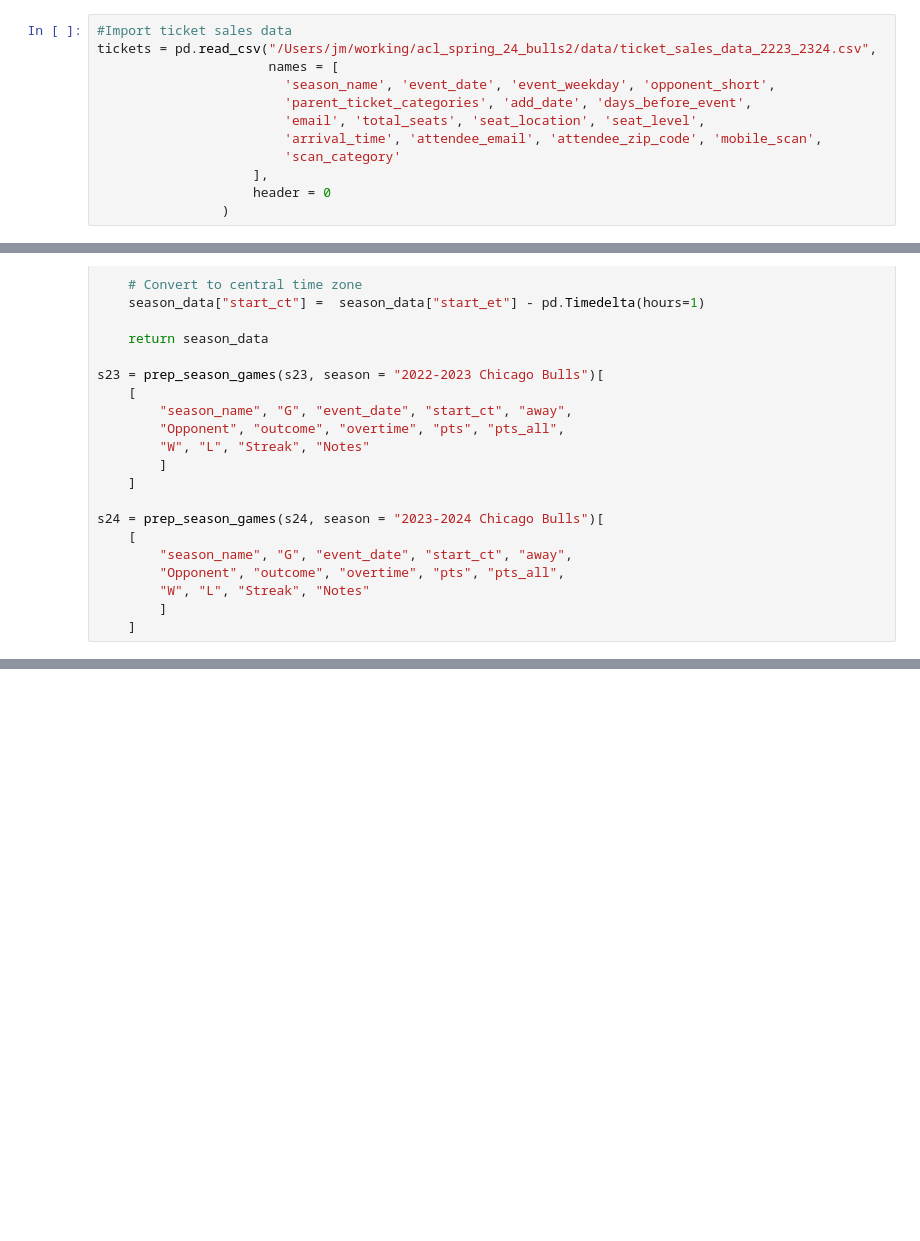
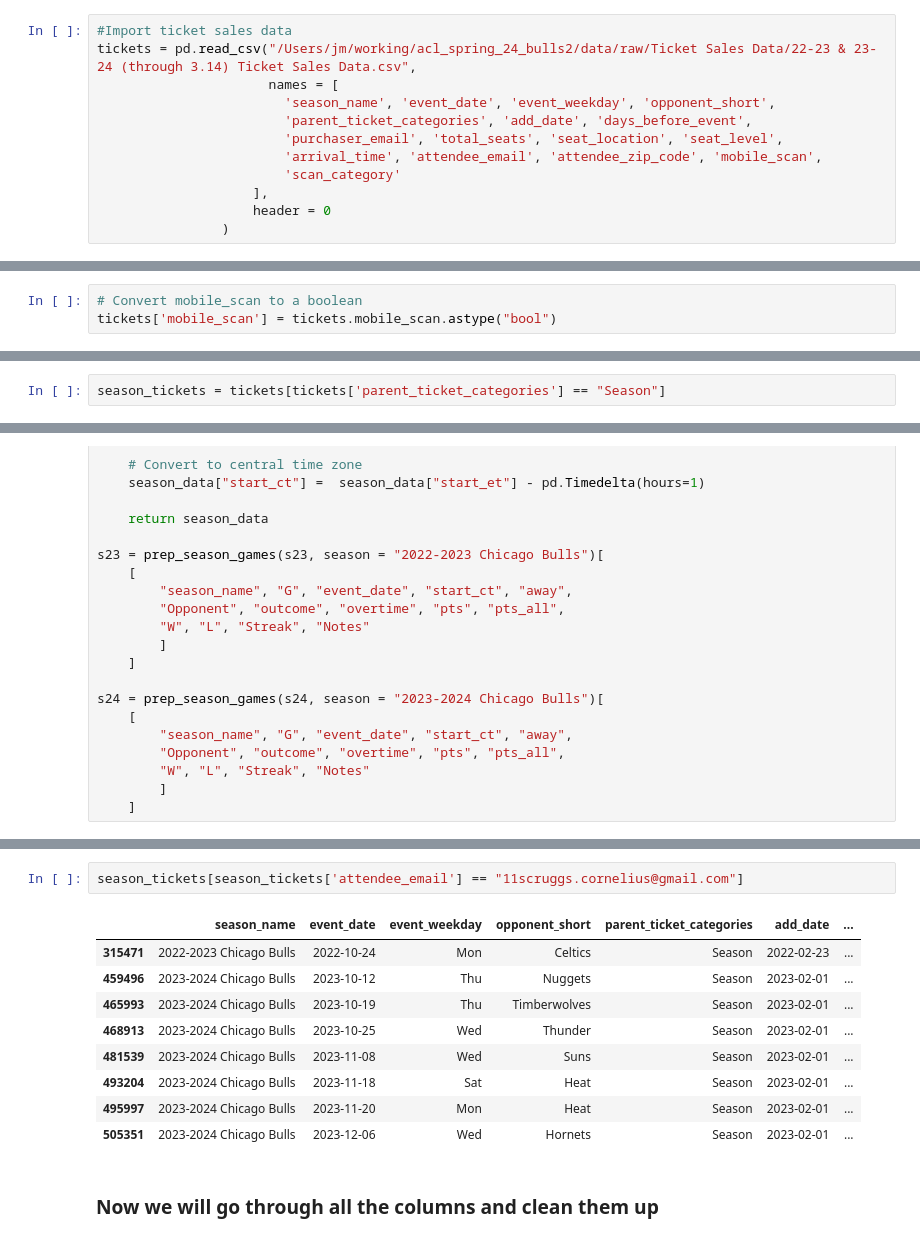
Before and after one commit to mathewj1/acl_spring_24_bulls2, a Jupyter notebook: notebooks/data_cleaning.ipynb, the cells around one changed output, grey strips where cells are left out. Cells and saved outputs as stored; diff of their text form; blank space fills up the shorter version.

```diff
--- a/notebooks/data_cleaning.ipynb
+++ b/notebooks/data_cleaning.ipynb
@@ -4,11 +33,11 @@ import pandas as pd
 ## Ticket Sales Data Cleaning
 # %%
 #Import ticket sales data
-tickets = pd.read_csv("/Users/jm/working/acl_spring_24_bulls2/data/ticket_sales_data_2223_2324.csv",
+tickets = pd.read_csv("/Users/jm/working/acl_spring_24_bulls2/data/raw/Ticket Sales Data/22-23 & 23-24 (through 3.14) Ticket Sales Data.csv",
                       names = [
                         'season_name', 'event_date', 'event_weekday', 'opponent_short',
                         'parent_ticket_categories', 'add_date', 'days_before_event',
-                        'email', 'total_seats', 'seat_location', 'seat_level',
+                        'purchaser_email', 'total_seats', 'seat_location', 'seat_level',
                         'arrival_time', 'attendee_email', 'attendee_zip_code', 'mobile_scan',
                         'scan_category'
                     ],
@@ -25,0 +53,3 @@ tickets.to_csv("/Users/jm/working/acl_spring_24_bulls2/data/bulls2224_tickets.cs
+# %%
+# Convert mobile_scan to a boolean
+tickets['mobile_scan'] = tickets.mobile_scan.astype("bool")
@@ -25,0 +112,2 @@ tickets.to_csv("/Users/jm/working/acl_spring_24_bulls2/data/bulls2224_tickets.cs
+# %%
+season_tickets = tickets[tickets['parent_ticket_categories'] == "Season"]
@@ -156,0 +470,14 @@ kbyg_emails.head()
+# %%
+season_tickets[season_tickets['attendee_email'] == "11scruggs.cornelius@gmail.com"]
+# %% [output]
+|  | season_name | event_date | event_weekday | opponent_short | parent_ticket_categories | add_date | ... |
+| 315471 | 2022-2023 Chicago Bulls | 2022-10-24 | Mon | Celtics | Season | 2022-02-23 | ... |
+| 459496 | 2023-2024 Chicago Bulls | 2023-10-12 | Thu | Nuggets | Season | 2023-02-01 | ... |
+| 465993 | 2023-2024 Chicago Bulls | 2023-10-19 | Thu | Timberwolves | Season | 2023-02-01 | ... |
+| 468913 | 2023-2024 Chicago Bulls | 2023-10-25 | Wed | Thunder | Season | 2023-02-01 | ... |
+| 481539 | 2023-2024 Chicago Bulls | 2023-11-08 | Wed | Suns | Season | 2023-02-01 | ... |
+| 493204 | 2023-2024 Chicago Bulls | 2023-11-18 | Sat | Heat | Season | 2023-02-01 | ... |
+| 495997 | 2023-2024 Chicago Bulls | 2023-11-20 | Mon | Heat | Season | 2023-02-01 | ... |
+| 505351 | 2023-2024 Chicago Bulls | 2023-12-06 | Wed | Hornets | Season | 2023-02-01 | ... |
+# %% [markdown]
+### Now we will go through all the columns and clean them up
```
Also changed, not shown: parts of 72 cells of this notebook, 9 other files.
